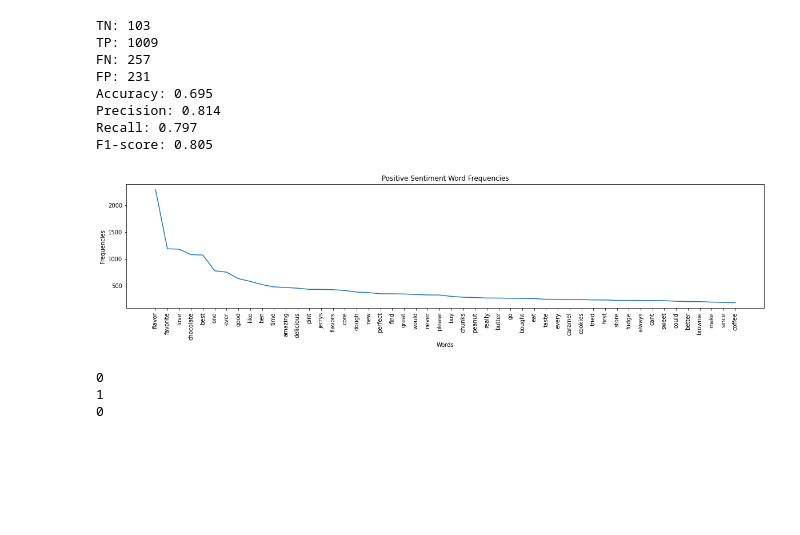
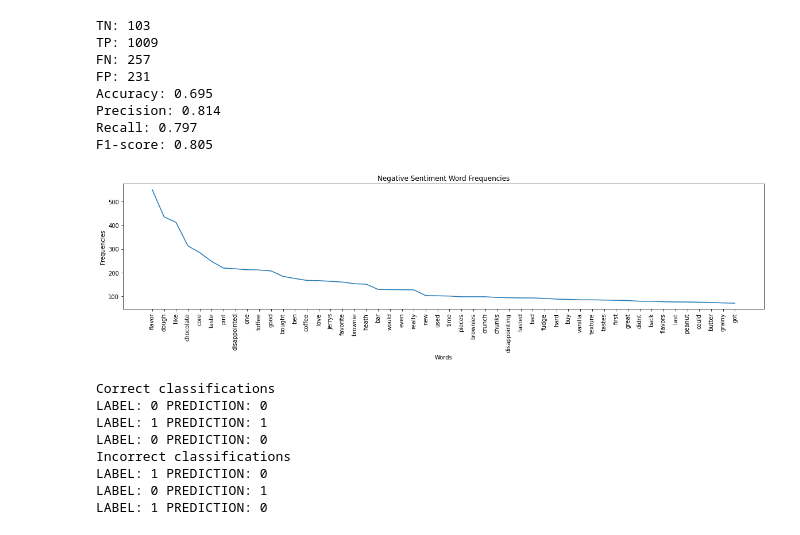
Before and after one commit to eric-sclafani/ams651_final_project, a Jupyter notebook: bayes.ipynb, the cells around one changed output. Saved outputs shown, nothing was run; the diff lists cells and outputs as text; code cells hidden in the pictures; blank space fills up the shorter version.

Commit message:
finished things, edited readme

```diff
--- a/bayes.ipynb
+++ b/bayes.ipynb
@@ -45,7 +32,7 @@ print(len(X_test))
 # %%
 class NaiveBayesClassifier:
     """
-    My take on a Multi-nomial Naive Bayes Classifier in Python
+    My take on a Multinomial Naive Bayes Classifier in Python
     ...
 
     Attributes:
@@ -98,8 +85,6 @@ class NaiveBayesClassifier:
         self.pos_BoW = self._BoW(self.pos_vocab)
         self.neg_BoW = self._BoW(self.neg_vocab)
 
-
-    # the reason I dont use Counter for this is documented in my writeup
     def _BoW(self, doc):
         """
         Turns a sentence into a bag of words
@@ -167,7 +152,7 @@ class NaiveBayesClassifier:
         # index 0 == negative, index 1 == positive
         return np.argmax(np.array(scores))
 
-    def get_scores(self, extra=False):
+    def get_scores(self, extra):
         """
         Uses _MLprob and test data to calculate accuracy, precision, recall, f1-score
 
@@ -293,14 +278,26 @@ Precision: 0.814
 Recall: 0.797
 F1-score: 0.805
 # %%
-model.plot_most_common_counts("pos", 50)
+model.plot_most_common_counts("neg", 50)
 # %% [output]
-[figure, old version]
+[figure, new version]
 # %%
-print(model.predict("This ice cream tastes awful! Most disgusting thing I've ever had")) # neg
-print(model.predict("I LOVE this flavor. I wish it was a little mintier, but whatever. Very good!")) # pos
-print(model.predict("Tastes terrible. I swear it used to be good. What happened???")) # neg
+
+print("Correct classifications")
+print(f"""LABEL: 0 PREDICTION: {model.predict("This ice cream tastes awful! Most disgusting thing I've ever had")}""")
+print(f"""LABEL: 1 PREDICTION: {model.predict("I LOVE this flavor. I wish it was a little mintier, but whatever. Very good!")}""")
+print(f"""LABEL: 0 PREDICTION: {model.predict("Tastes terrible. I swear it used to be good. What happened???")}""")
+
+print("Incorrect classifications")
+print(f"""LABEL: 1 PREDICTION: {model.predict("I LOVE this ice cream, but the chunks are so gross and awful")}""")
+print(f"""LABEL: 0 PREDICTION: {model.predict("This ice cream sucks")}""")
+print(f"""LABEL: 1 PREDICTION: {model.predict("Only one critique: its too salty!! The saltiness is super disgusting. Otherwise, its okay")}""")
 # %% [output]
-0
-1
-0
+Correct classifications
+LABEL: 0 PREDICTION: 0
+LABEL: 1 PREDICTION: 1
+LABEL: 0 PREDICTION: 0
+Incorrect classifications
+LABEL: 1 PREDICTION: 0
+LABEL: 0 PREDICTION: 1
+LABEL: 1 PREDICTION: 0
```
Also changed, not shown: parts of 2 cells of this notebook, 3 other files.
